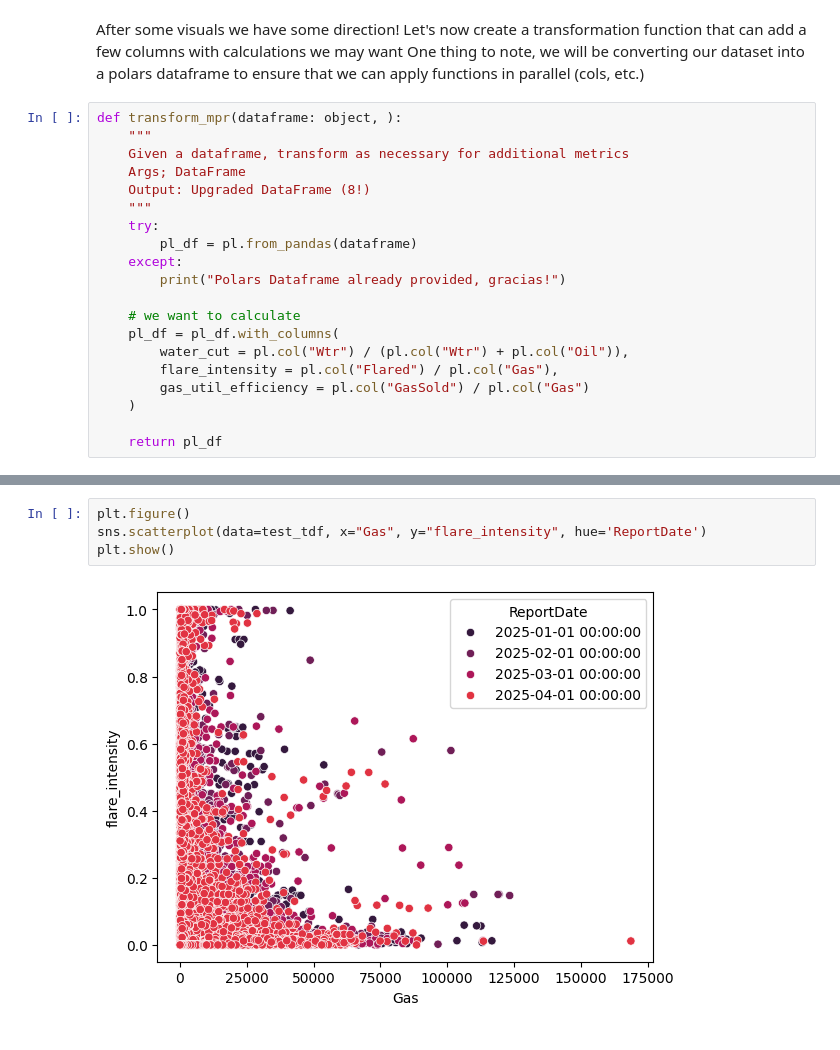
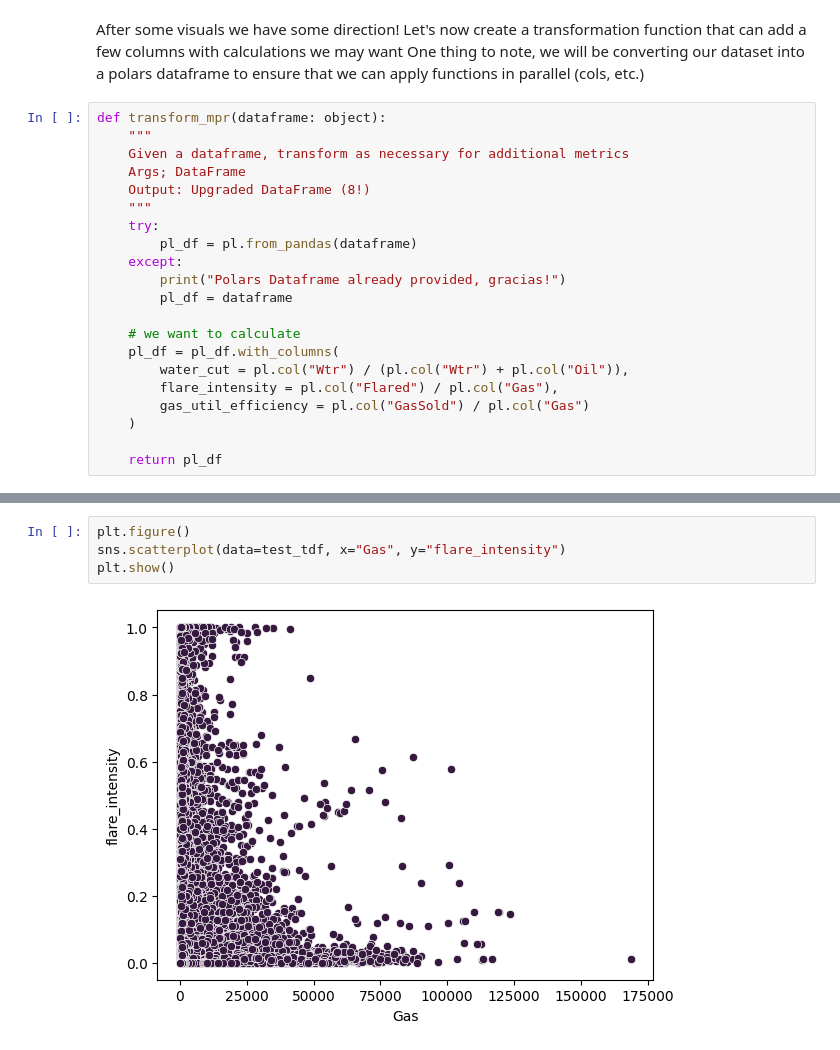
Before and after one commit to aangelsalazarr/emissions_tracker, a Jupyter notebook: bakken_ET.ipynb, the cells around one changed output, grey strips where cells are left out. Saved outputs shown, nothing was run; the diff lists cells and outputs as text.

```diff
--- a/bakken_ET.ipynb
+++ b/bakken_ET.ipynb
@@ -152,7 +148,7 @@ After some visuals we have some direction!
 Let's now create a transformation function that can add a few columns with calculations we may want
 One thing to note, we will be converting our dataset into a polars dataframe to ensure that we can apply functions in parallel (cols, etc.)
 # %%
-def transform_mpr(dataframe: object, ):
+def transform_mpr(dataframe: object):
     """
     Given a dataframe, transform as necessary for additional metrics
     Args; DataFrame
@@ -162,6 +158,7 @@ def transform_mpr(dataframe: object, ):
         pl_df = pl.from_pandas(dataframe)
     except:
         print("Polars Dataframe already provided, gracias!")
+        pl_df = dataframe
 
     # we want to calculate
     pl_df = pl_df.with_columns(
@@ -195,6 +177,6 @@ shape: (9, 26)
 # %%
 plt.figure()
-sns.scatterplot(data=test_tdf, x="Gas", y="flare_intensity", hue='ReportDate')
+sns.scatterplot(data=test_tdf, x="Gas", y="flare_intensity")
 plt.show()
 # %% [output]
-[figure, old version]
+[figure, new version]
```
Also changed, not shown: parts of 8 cells of this notebook, 4 other files.
